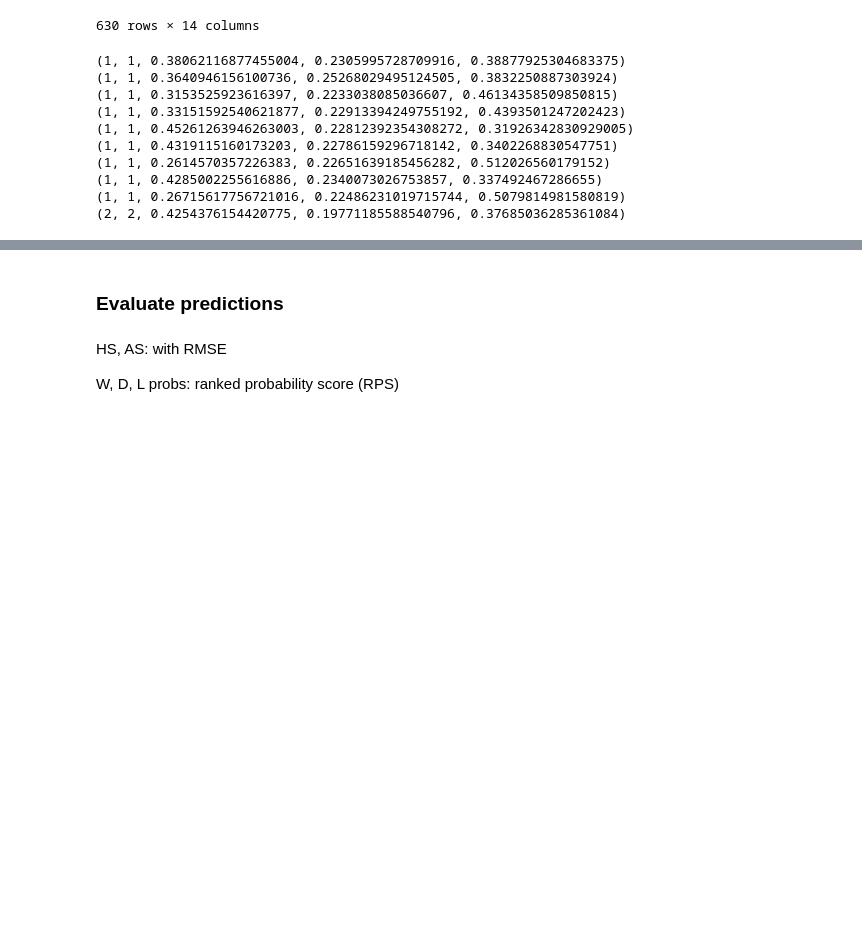
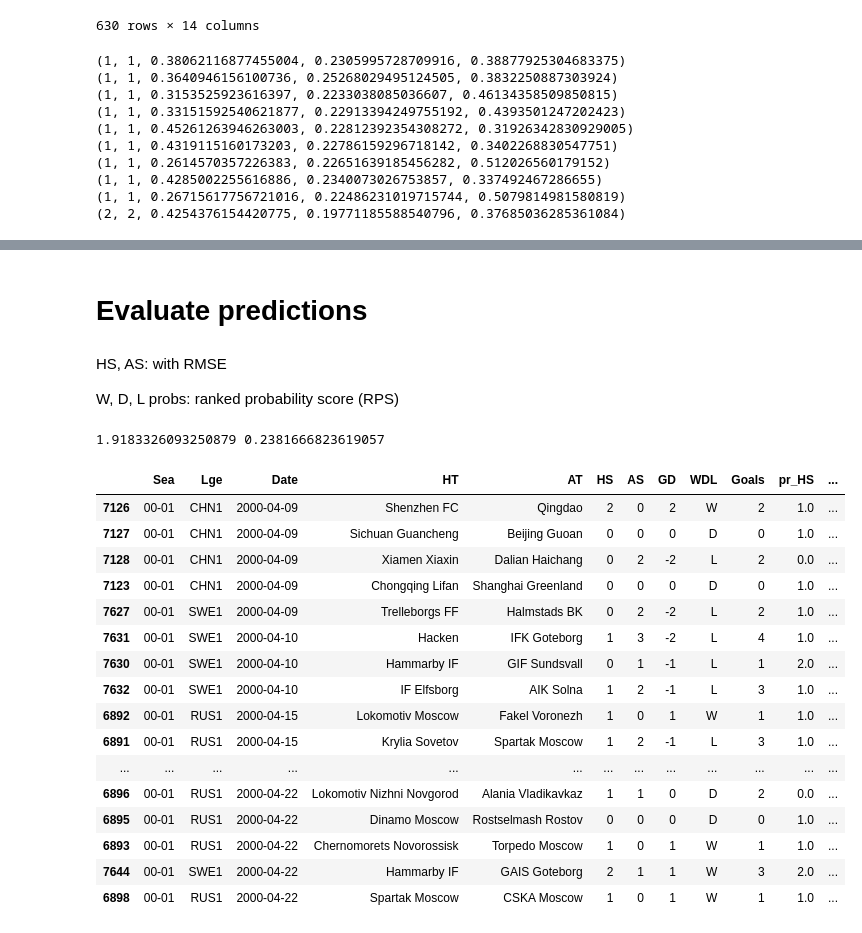
Before and after one commit to robertohdz98/soccer-prediction-challenge-2023, a Jupyter notebook: 04-classifying.ipynb, the cells around one changed output, grey strips where cells are left out. Cells and saved outputs as stored; diff of their text form; code cells hidden in the pictures; blank space fills up the shorter version.

Commit message:
feat: function to evaluate predictions vs actual

```diff
--- a/04-classifying.ipynb
+++ b/04-classifying.ipynb
@@ -62,6 +64,7 @@ def predict_game(home_team: str, away_team: str):
                 pr_home += p
             else:
                 pr_away += p
+    (print(home_team, away_team)) if max(pr_draw, pr_home, pr_away)==pr_draw else 0
 
     HS, AS, P = max(result_probs, key=itemgetter(2))
     # print(f"{home_team}: {pr_home}")
@@ -98,7 +101,7 @@ def fill_predictions(test_set: pd.DataFrame):
 
     return test_set
 # %%
-HS, AS, W, D, L = predict("Real Sociedad", "Elche")
+HS, AS, W, D, L = predict_game("Real Sociedad", "Elche")
 print(HS, AS, W, D, L)
 # %% [output]
 1 1 0.4285002255616886 0.2340073026753857 0.337492467286655
@@ -205,6 +185,65 @@ Distinct leagues in set: 51
 # %% [markdown]
-### Evaluate predictions
+# Evaluate predictions
 # %% [markdown]
 HS, AS: with RMSE
 
 W, D, L probs: ranked probability score (RPS)
+# %%
+def rps_func(probs, actual):
+    cum_probs = np.cumsum(probs)
+    cum_actual = np.cumsum(actual)
+
+    sum_rps = 0
+    for i in range(len(actual)):
+        sum_rps+= (cum_probs[i] - cum_actual[i])**2
+
+    return sum_rps/(len(actual)-1)
+# %%
+# df = validation_df_with_predictions
+def evaluate_validation(df: pd.DataFrame):
+
+    for i, game in df.iterrows():
+        # Evaluate individually exact score predicted with RMSE
+        rmse = (game.HS - game.pr_HS)**2 + (game.AS - game.prd_AS)**2
+        df.at[i,"RMSE"] = rmse
+
+        # Evaluate individually WDL predictions probabilities with RPS
+        if game.WDL == "W":
+            actual_probs = [1, 0, 0]
+        elif game.WDL == "D":
+            actual_probs = [0, 1, 0]
+        elif game.WDL == "L":
+            actual_probs = [0, 0, 1]
+        pred_probs = [game.prd_W, game.prd_D, game.prd_L]
+        rps_v = rps_func(pred_probs, actual_probs)
+        df.at[i, "RPS"] = rps_v
+
+    RMSE = np.sqrt(sum(df["RMSE"].values) / df.shape[0])
+    RPS_avg = sum(df["RPS"].values) / df.shape[0]
+
+    return df, RMSE, RPS_avg
+# %%
+training = training_set[50:100].copy()
+training_prd = fill_predictions(training)
+df, RMSE, RPS = evaluate_validation(training_prd)
+print(RMSE, RPS)
+df
+# %% [output]
+1.9183326093250879 0.2381666823619057
+|  | Sea | Lge | Date | HT | AT | HS | AS | GD | WDL | Goals | pr_HS | ... |
+| 7126 | 00-01 | CHN1 | 2000-04-09 | Shenzhen FC | Qingdao | 2 | 0 | 2 | W | 2 | 1.0 | ... |
+| 7127 | 00-01 | CHN1 | 2000-04-09 | Sichuan Guancheng | Beijing Guoan | 0 | 0 | 0 | D | 0 | 1.0 | ... |
+| 7128 | 00-01 | CHN1 | 2000-04-09 | Xiamen Xiaxin | Dalian Haichang | 0 | 2 | -2 | L | 2 | 0.0 | ... |
+| 7123 | 00-01 | CHN1 | 2000-04-09 | Chongqing Lifan | Shanghai Greenland | 0 | 0 | 0 | D | 0 | 1.0 | ... |
+| 7627 | 00-01 | SWE1 | 2000-04-09 | Trelleborgs FF | Halmstads BK | 0 | 2 | -2 | L | 2 | 1.0 | ... |
+| 7631 | 00-01 | SWE1 | 2000-04-10 | Hacken | IFK Goteborg | 1 | 3 | -2 | L | 4 | 1.0 | ... |
+| 7630 | 00-01 | SWE1 | 2000-04-10 | Hammarby IF | GIF Sundsvall | 0 | 1 | -1 | L | 1 | 2.0 | ... |
+| 7632 | 00-01 | SWE1 | 2000-04-10 | IF Elfsborg | AIK Solna | 1 | 2 | -1 | L | 3 | 1.0 | ... |
+| 6892 | 00-01 | RUS1 | 2000-04-15 | Lokomotiv Moscow | Fakel Voronezh | 1 | 0 | 1 | W | 1 | 1.0 | ... |
+| 6891 | 00-01 | RUS1 | 2000-04-15 | Krylia Sovetov | Spartak Moscow | 1 | 2 | -1 | L | 3 | 1.0 | ... |
+| ... | ... | ... | ... | ... | ... | ... | ... | ... | ... | ... | ... | ... |
+| 6896 | 00-01 | RUS1 | 2000-04-22 | Lokomotiv Nizhni Novgorod | Alania Vladikavkaz | 1 | 1 | 0 | D | 2 | 0.0 | ... |
+| 6895 | 00-01 | RUS1 | 2000-04-22 | Dinamo Moscow | Rostselmash Rostov | 0 | 0 | 0 | D | 0 | 1.0 | ... |
+| 6893 | 00-01 | RUS1 | 2000-04-22 | Chernomorets Novorossisk | Torpedo Moscow | 1 | 0 | 1 | W | 1 | 1.0 | ... |
+| 7644 | 00-01 | SWE1 | 2000-04-22 | Hammarby IF | GAIS Goteborg | 2 | 1 | 1 | W | 3 | 2.0 | ... |
+| 6898 | 00-01 | RUS1 | 2000-04-22 | Spartak Moscow | CSKA Moscow | 1 | 0 | 1 | W | 1 | 1.0 | ... |
```
Also changed, not shown: parts of 3 cells of this notebook, 1 other file.
